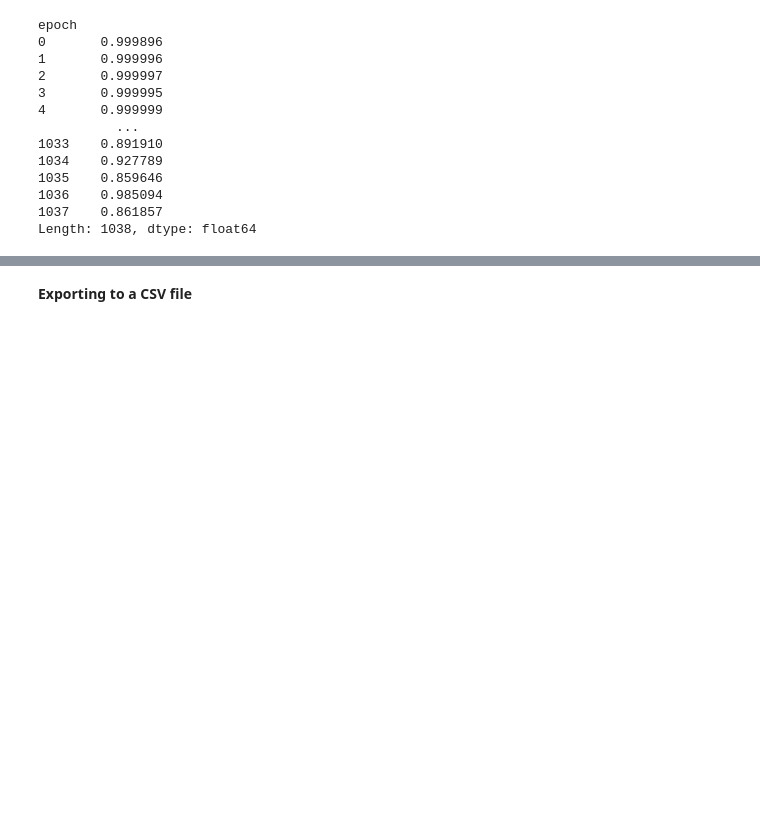
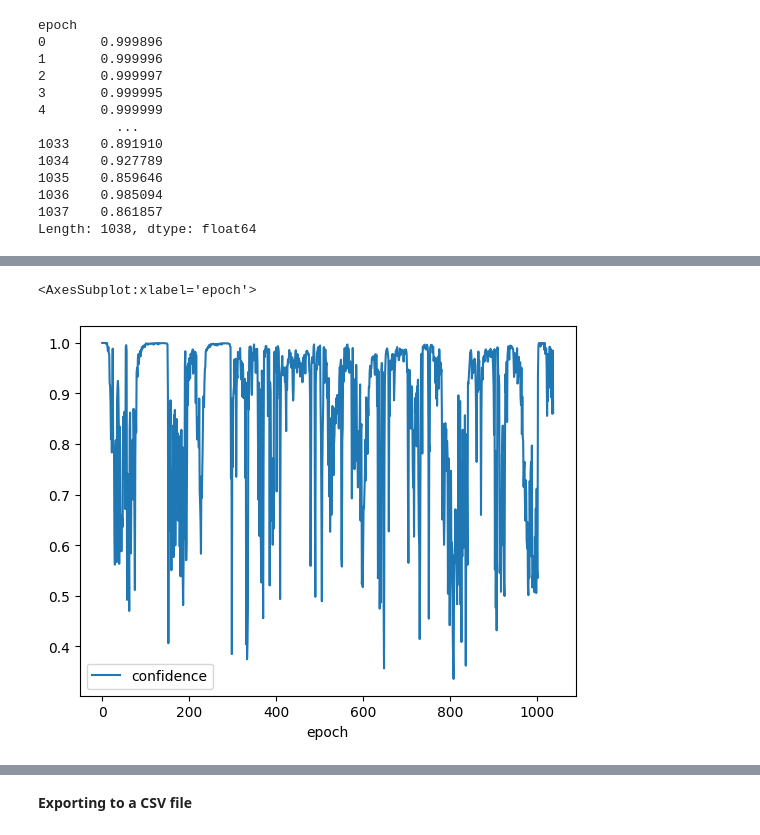
Before and after one commit to tmorshed/yasa, a Jupyter notebook: notebooks/14_automatic_sleep_staging.ipynb, the cells around one changed output, grey strips where cells are left out. Drawn from its saved outputs; the diff is of its cells as text; code cells hidden in the pictures; blank space fills up the shorter version.

```diff
--- a/notebooks/14_automatic_sleep_staging.ipynb
+++ b/notebooks/14_automatic_sleep_staging.ipynb
@@ -189,0 +235,5 @@ confidence.plot(kind='hist', bins=100, alpha=0.5);
+# %%
+stagecf.plot()
+# %% [output]
+<AxesSubplot:xlabel='epoch'>
+[figure, added]
```
Also changed, not shown: parts of 9 cells of this notebook.
